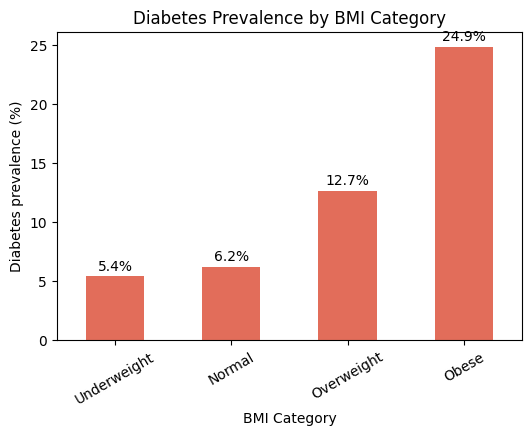
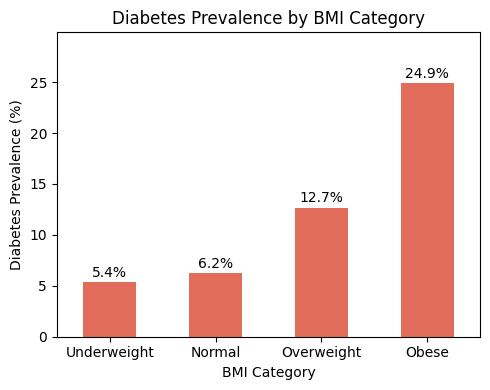
Code edit (unified diff) that turned the first committed figure into the second:
--- before
+++ after
@@ -7,12 +7,21 @@
 bmi_prev = df.groupby('BMI_group', observed=True)['Diabetes_binary'].mean() * 100
 
-ax = bmi_prev.plot(kind='bar', color=red, figsize=(6,4))
+plt.figure(figsize=(5,4))
+
+bmi_prev.plot(kind='bar', color='#E26D5A')
+
 plt.title('Diabetes Prevalence by BMI Category')
 plt.xlabel('BMI Category')
-plt.ylabel('Diabetes prevalence (%)')
-plt.xticks(rotation=30)
+plt.ylabel('Diabetes Prevalence (%)')
 
+plt.xticks(rotation=0)
+
+# labels
 for i, v in enumerate(bmi_prev):
-    ax.text(i, v + 0.5, f"{v:.1f}%", ha='center')
+    plt.text(i, v + 0.5, f"{v:.1f}%", ha='center', fontsize=10)
+
+plt.ylim(0, max(bmi_prev) + 5)
+
+plt.tight_layout()
 
 plt.show()

Commit: Edited EDA